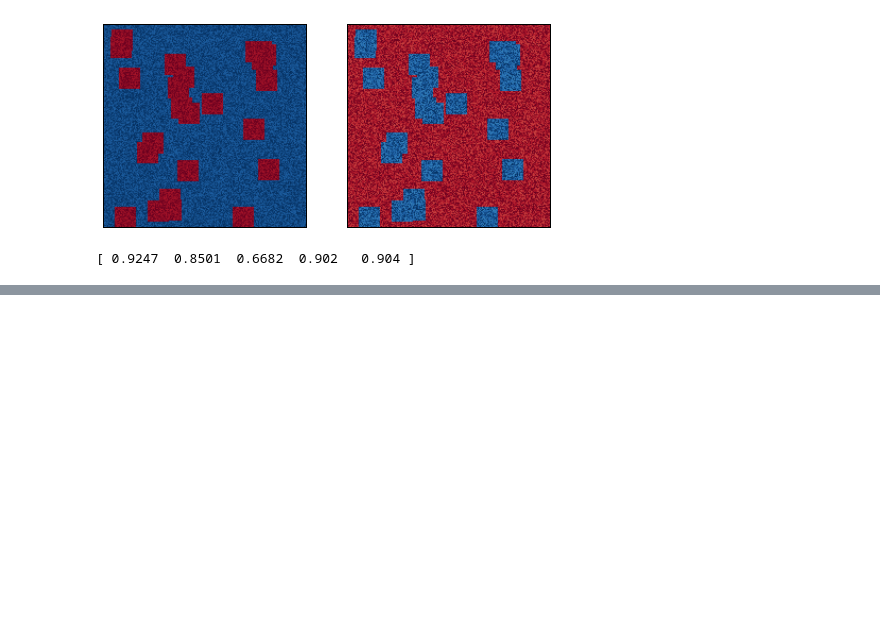
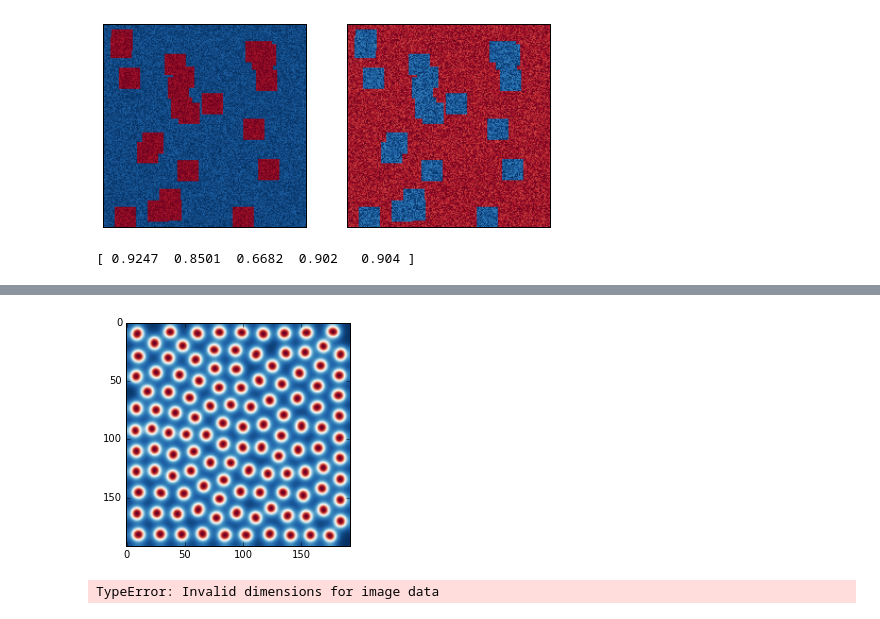
Before and after one commit to rambandaru/MAE6286, a Jupyter notebook: Assignments/GRAY_SCOTT_MODEL.ipynb, the cells around one changed output, grey strips where cells are left out. Saved outputs shown, nothing was run; the diff lists cells and outputs as text; code cells hidden in the pictures; blank space fills up the shorter version.

```diff
--- a/Assignments/GRAY_SCOTT_MODEL.ipynb
+++ b/Assignments/GRAY_SCOTT_MODEL.ipynb
@@ -84,0 +90,4 @@ pyplot.xticks([]), pyplot.yticks([]);
+# %%
+im = pyplot.imshow(U, cmap = cm.RdBu)
+# %% [output]
+[figure, added]
@@ -84,0 +104,4 @@ pyplot.xticks([]), pyplot.yticks([]);
+# %%
+HTML(anim.to_html5_video())
+# %% [output]
+TypeError: Invalid dimensions for image data
```
Also changed, not shown: parts of 4 cells of this notebook.
